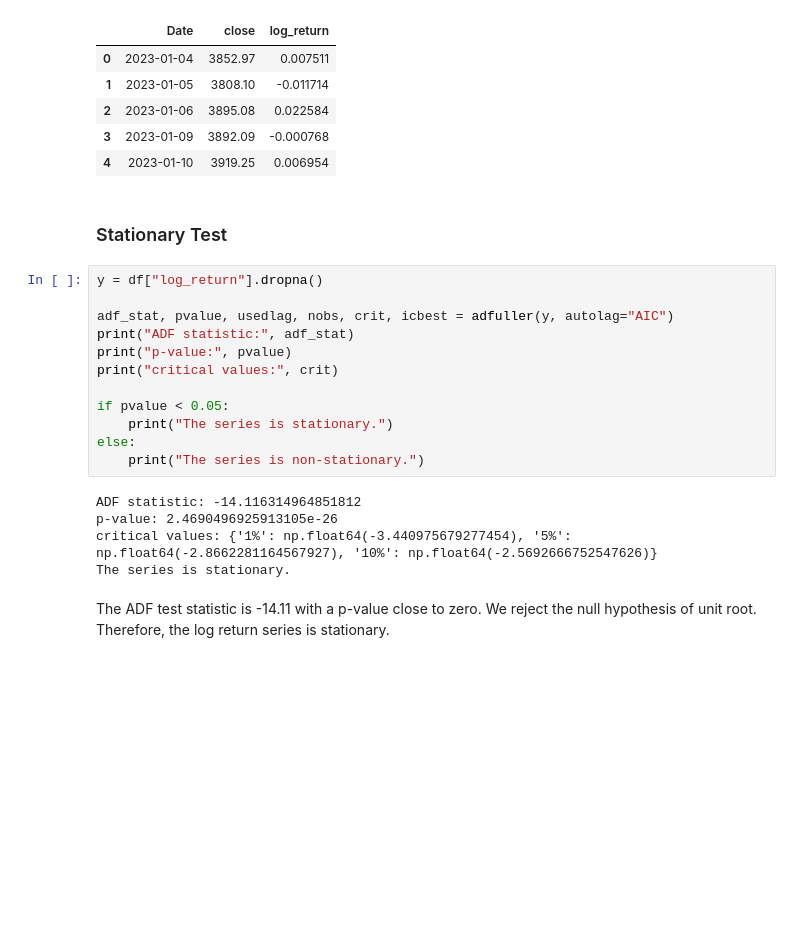
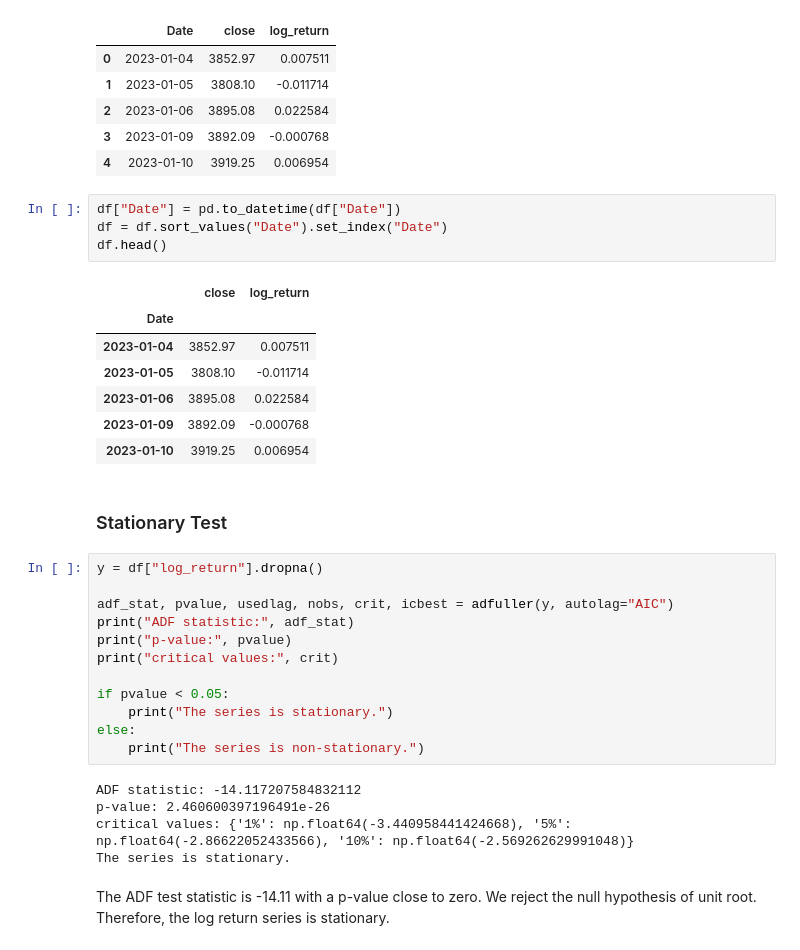
Before and after one commit to JoyWu-302121/TS-Volatility, a Jupyter notebook: code/Mean_Model.ipynb, the cells around one changed output. Cells and saved outputs as stored; diff of their text form; blank space fills up the shorter version.

```diff
--- a/code/Mean_Model.ipynb
+++ b/code/Mean_Model.ipynb
@@ -16,6 +16,18 @@ df.head()
 | 2 | 2023-01-06 | 3895.08 | 0.022584 |
 | 3 | 2023-01-09 | 3892.09 | -0.000768 |
 | 4 | 2023-01-10 | 3919.25 | 0.006954 |
+# %%
+df["Date"] = pd.to_datetime(df["Date"])
+df = df.sort_values("Date").set_index("Date")
+df.head()
+# %% [output]
+|  | close | log_return |
+| Date |  |  |
+| 2023-01-04 | 3852.97 | 0.007511 |
+| 2023-01-05 | 3808.10 | -0.011714 |
+| 2023-01-06 | 3895.08 | 0.022584 |
+| 2023-01-09 | 3892.09 | -0.000768 |
+| 2023-01-10 | 3919.25 | 0.006954 |
 # %% [markdown]
 ### Stationary Test
 # %%
@@ -31,9 +43,9 @@ if pvalue < 0.05:
 else:
     print("The series is non-stationary.")
 # %% [output]
-ADF statistic: -14.116314964851812
-p-value: 2.4690496925913105e-26
-critical values: {'1%': np.float64(-3.440975679277454), '5%': np.float64(-2.8662281164567927), '10%': np.float64(-2.5692666752547626)}
+ADF statistic: -14.117207584832112
+p-value: 2.460600397196491e-26
+critical values: {'1%': np.float64(-3.440958441424668), '5%': np.float64(-2.86622052433566), '10%': np.float64(-2.569262629991048)}
 The series is stationary.
 # %% [markdown]
 The ADF test statistic is -14.11 with a p-value close to zero.
```
Also changed, not shown: parts of 7 cells of this notebook, 1 other file.
